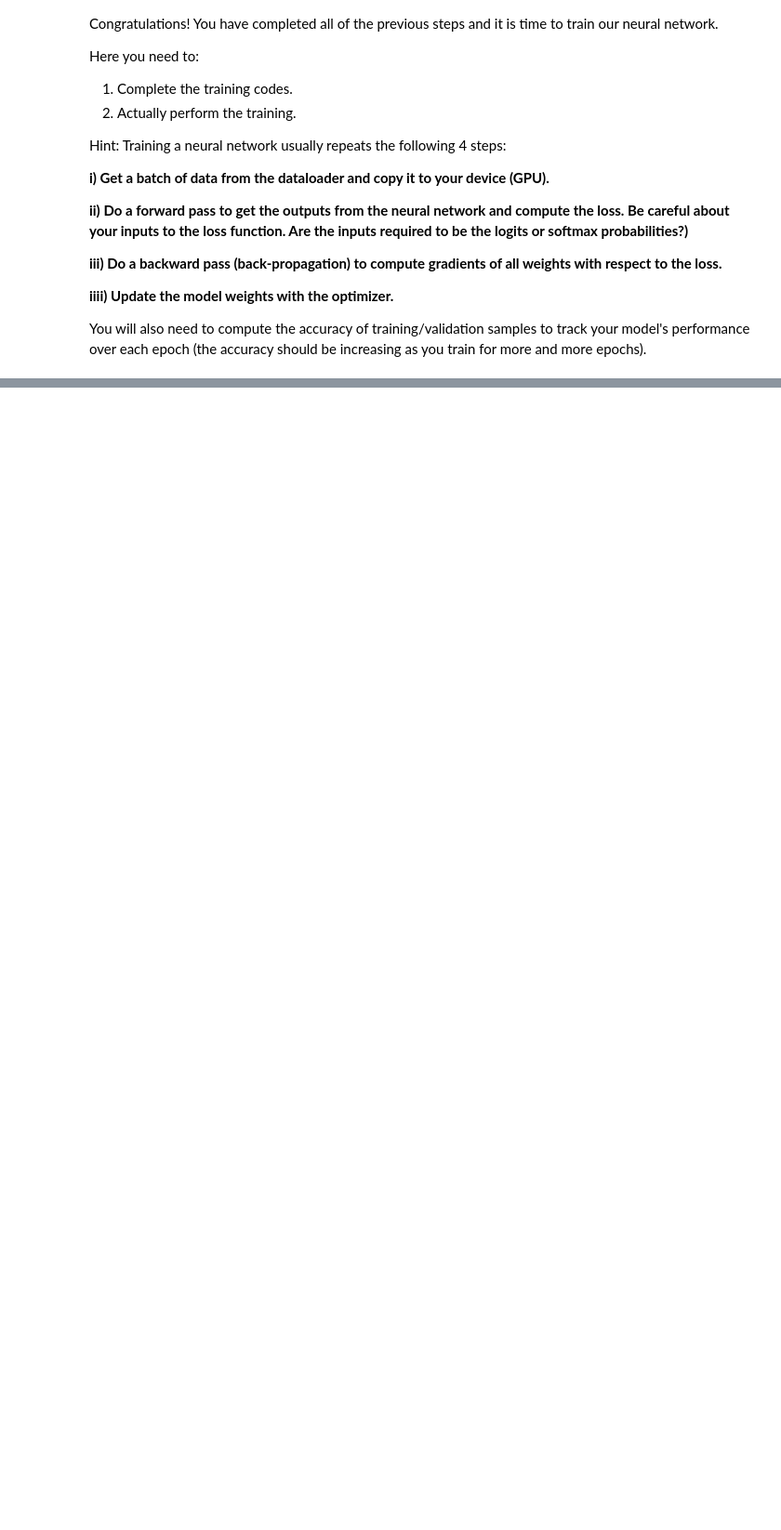
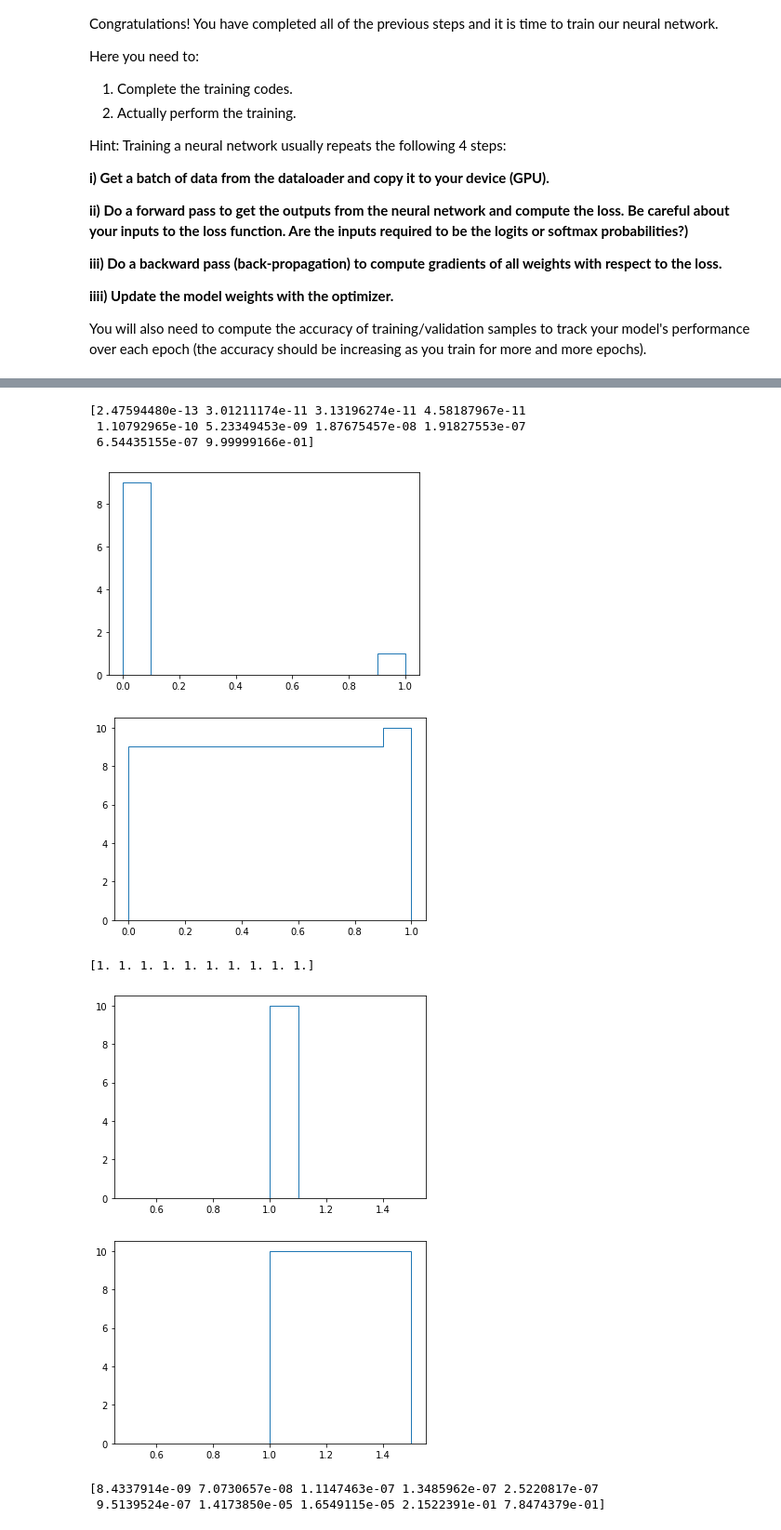
Before and after one commit to cstandy/dy-cnns, a Jupyter notebook: batch_shaping/resnet-cifar10_wei-kai.ipynb, the cells around one changed output, grey strips where cells are left out. Shown at 93% size. Cells and saved outputs as stored; diff of their text form; code cells hidden in the pictures; blank space fills up the shorter version.

Commit message:
Feat: Add batch shaping & channel gating
Batch shaping
    Distribution mismatch problem is left unsolved.

Channel gating
    Add gate module and can plot the gating status.

```diff
--- a/batch_shaping/resnet-cifar10_wei-kai.ipynb
+++ b/batch_shaping/resnet-cifar10_wei-kai.ipynb
@@ -295,7 +420,9 @@ for i in range(0, EPOCHS):
         inputs = inputs.to(device)
         targets = targets.to(device)
         out = net(inputs)
-        loss = criterion(out,targets)
+        out = torch.nan_to_num(out)
+        assert ~torch.any(torch.isnan(out)), 'network output should not be nan'
+        loss = criterion(out,targets) + bs_loss(out, GAMMA, ALPHA, BETA, TRAIN_BATCH_SIZE)
         optimizer.zero_grad()
         loss.backward()
         optimizer.step()
@@ -358,7 +485,7 @@ for i in range(0, EPOCHS):
         state = {'state_dict': net.state_dict(),
                  'epoch': i,
                  'lr': current_learning_rate}
-        torch.save(state, os.path.join(CHECKPOINT_PATH, 'ResNets.pth'))
+        torch.save(state, os.path.join(CHECKPOINT_PATH, 'ResNets_v2.pth'))
 
     print('')
 
@@ -400,0 +542,63 @@ Validation loss: 0.3425, Validation accuracy: 0.8994
+# %%
+import matplotlib.pyplot as plt
+
+def plot_dist(x):
+    x_dup = x.clone().detach().cpu().numpy()
+    for i in range(x.shape[0]):
+        x_sort = np.sort(x_dup[i].flatten())
+        p_cdf = sci_beta.cdf(N, x_sort, ALPHA, BETA)
+        print(x_sort)
+        plt.hist(x_sort, histtype=u'step', bins=10); plt.show(); plt.close()
+        plt.hist(x_sort, histtype=u'step', bins=10, cumulative=True); plt.show(); plt.close()
+        print(p_cdf)
+        plt.hist(p_cdf, histtype=u'step', bins=10); plt.show(); plt.close()
+        plt.hist(p_cdf, histtype=u'step', bins=10, cumulative=True); plt.show(); plt.close()
+# %%
+# Validate on the validation dataset
+
+# switch to eval mode
+net.eval()
+
+# this help you compute the validation accuracy
+total_examples = 0
+correct_examples = 0
+
+val_loss = 0 # again, track the validation loss if you want
+
+# disable gradient during validation, which can save GPU memory
+with torch.no_grad():
+    for batch_idx, (inputs, targets) in enumerate(val_loader):
+        ####################################
+        # your code here
+        # copy inputs to device
+        inputs = inputs.to(device)
+        targets = targets.to(device)
+
+        # compute the output and loss
+        outputs = net(inputs)
+        plot_dist(outputs)
+        if batch_idx > 0:
+            break
+        loss = criterion(outputs, targets)
+
+        # count the number of correctly predicted samples in the current batch
+        _, predicted = outputs.max(1)
+        total_examples += predicted.size(0)
+        correct_examples += predicted.eq(targets).sum().item()
+        val_loss += loss
+        ####################################
+
+avg_loss = val_loss / len(val_loader)
+avg_acc = correct_examples / total_examples
+print("Validation loss: %.4f, Validation accuracy: %.4f" % (avg_loss, avg_acc))
+# %% [output]
+[2.47594480e-13 3.01211174e-11 3.13196274e-11 4.58187967e-11
+ 1.10792965e-10 5.23349453e-09 1.87675457e-08 1.91827553e-07
+ 6.54435155e-07 9.99999166e-01]
+[figure, added]
+[figure, added]
+[1. 1. 1. 1. 1. 1. 1. 1. 1. 1.]
+[figure, added]
+[figure, added]
+[8.4337914e-09 7.0730657e-08 1.1147463e-07 1.3485962e-07 2.5220817e-07
+ 9.5139524e-07 1.4173850e-05 1.6549115e-05 2.1522391e-01 7.8474379e-01]
```
Also changed, not shown: parts of 10 cells of this notebook, 7 other files.
